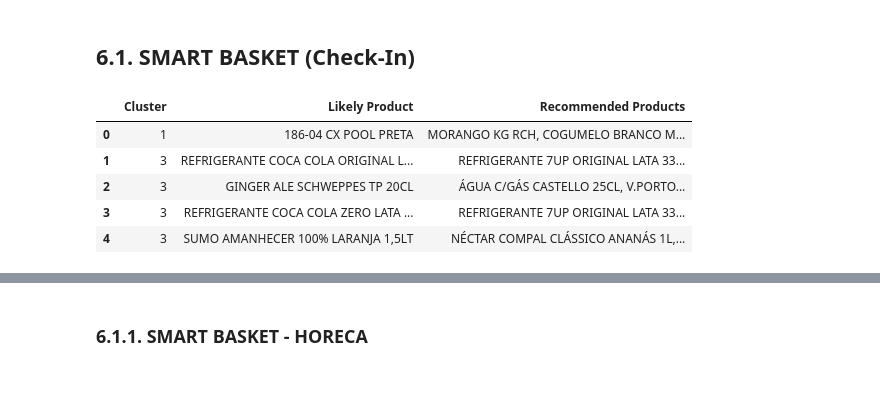
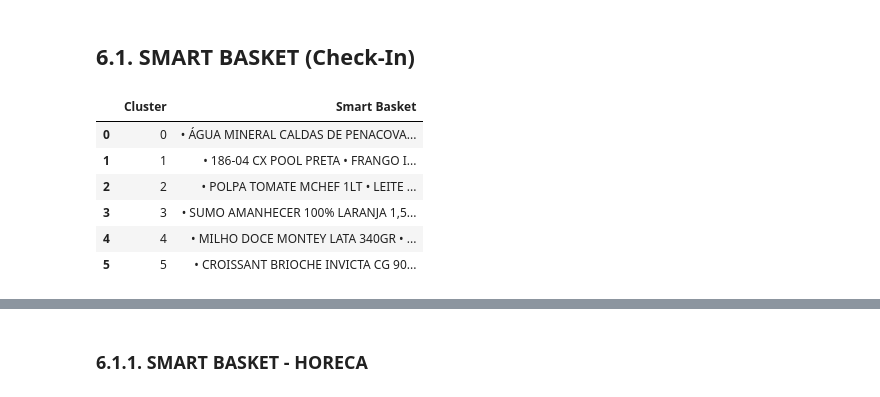
Before and after one commit to gugaaa1904/BC, a Jupyter notebook: Case 3 pt.2.ipynb, the cells around one changed output, grey strips where cells are left out. Drawn from its saved outputs; the diff is of its cells as text; code cells hidden in the pictures.

```diff
--- a/Case 3 pt.2.ipynb
+++ b/Case 3 pt.2.ipynb
@@ -739,32 +739,42 @@ The PageRank algorithm identified the most central products based on transition
 # %% [markdown]
 ## 6.1. SMART BASKET (Check-In)
 # %%
-def smart_basket_predictions(cluster_similarities_dict, pagerank_results, top_n=5, similar_n=3, similarity_metric='cosine'):
+def smart_basket(data, pagerank_results, cluster_similarities_dict, top_n=5, similarity_metric='cosine'):
     basket_rows = []
 
     for cluster_id in sorted(pagerank_results.keys()):
         if cluster_id not in cluster_similarities_dict:
             continue
 
-        top_products = pagerank_results[cluster_id].head(top_n).index.tolist()
+        pr_top_products = pagerank_results[cluster_id].head(10).index.tolist()
         sim_matrix = cluster_similarities_dict[cluster_id][similarity_metric]
+        recommended = set(pr_top_products[:top_n])
 
-        for product in top_products:
+        for product in pr_top_products:
             if product not in sim_matrix.index:
                 continue
+            similar_products = sim_matrix[product].drop(index=product).sort_values(ascending=False)
+            for sim_product in similar_products.index:
+                if sim_product not in recommended:
+                    recommended.add(sim_product)
+                if len(recommended) >= top_n:
+                    break
+            if len(recommended) >= top_n:
+                break
 
-            similar_products = sim_matrix[product].drop(index=product).sort_values(ascending=False)
-            recommended = [p for p in similar_products.index if p not in top_products][:similar_n]
-            basket_rows.append({'Cluster': cluster_id,'Likely Product': product,'Recommended Products': ', '.join(recommended)})
+        formatted = "\n• " + "\n• ".join(list(recommended)[:top_n])
+        basket_rows.append({'Cluster': cluster_id, 'Smart Basket': formatted})
 
-    return pd.DataFrame(basket_rows)
+    df = pd.DataFrame(basket_rows)
+    return df.style.set_properties(subset=['Smart Basket'], **{'white-space': 'pre-wrap'})
 # %%
-smart_basket_df = smart_basket_predictions(cluster_similarities_dict, pagerank_results, top_n=5, similar_n=3, similarity_metric='cosine')
-display(smart_basket_df)
+smart_basket = smart_basket(data, pagerank_results, cluster_similarities_dict, top_n=5, similarity_metric='cosine')
+display(smart_basket)
 # %% [output]
-|  | Cluster | Likely Product | Recommended Products |
-| 0 | 1 | 186-04 CX POOL PRETA | MORANGO KG RCH, COGUMELO BRANCO M... |
-| 1 | 3 | REFRIGERANTE COCA COLA ORIGINAL L... | REFRIGERANTE 7UP ORIGINAL LATA 33... |
-| 2 | 3 | GINGER ALE SCHWEPPES TP 20CL | ÁGUA C/GÁS CASTELLO 25CL, V.PORTO... |
-| 3 | 3 | REFRIGERANTE COCA COLA ZERO LATA ... | REFRIGERANTE 7UP ORIGINAL LATA 33... |
-| 4 | 3 | SUMO AMANHECER 100% LARANJA 1,5LT | NÉCTAR COMPAL CLÁSSICO ANANÁS 1L,... |
+|  | Cluster | Smart Basket |
+| 0 | 0 | • ÁGUA MINERAL CALDAS DE PENACOVA... |
+| 1 | 1 | • 186-04 CX POOL PRETA • FRANGO I... |
+| 2 | 2 | • POLPA TOMATE MCHEF 1LT • LEITE ... |
+| 3 | 3 | • SUMO AMANHECER 100% LARANJA 1,5... |
+| 4 | 4 | • MILHO DOCE MONTEY LATA 340GR • ... |
+| 5 | 5 | • CROISSANT BRIOCHE INVICTA CG 90... |
```
Also changed, not shown: parts of 5 cells of this notebook, 1 other file.
